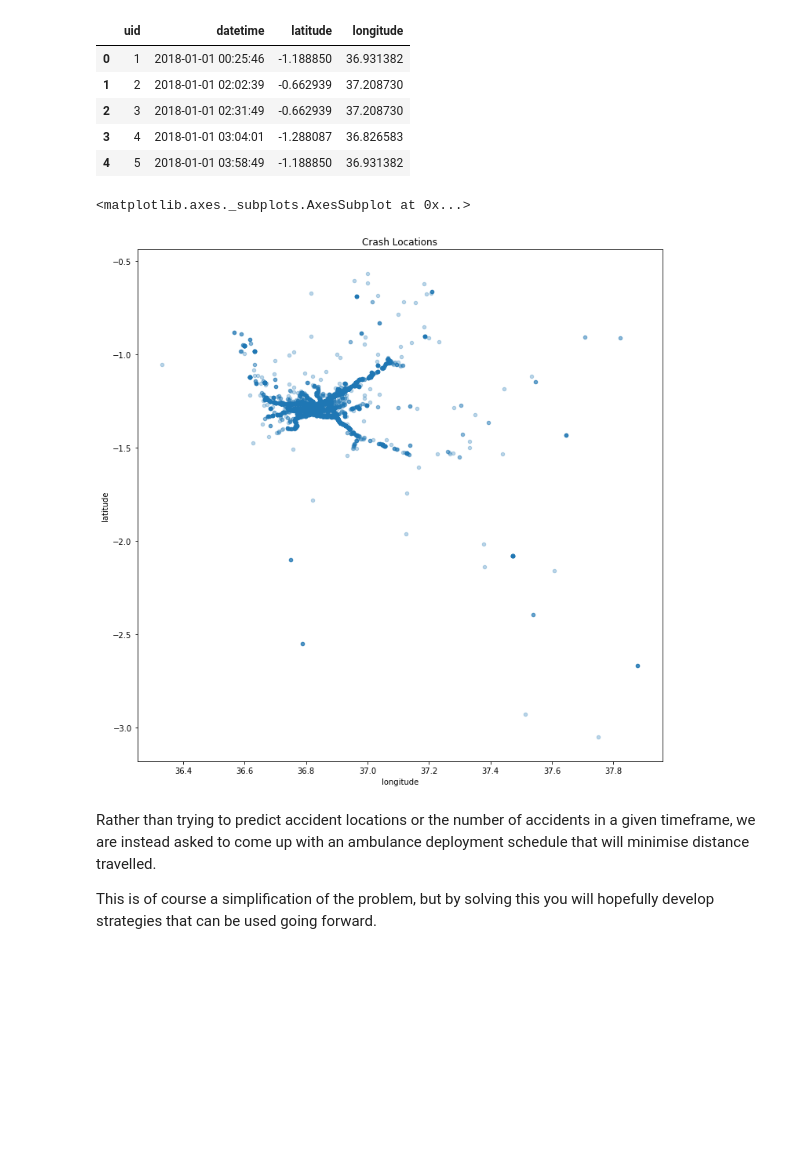
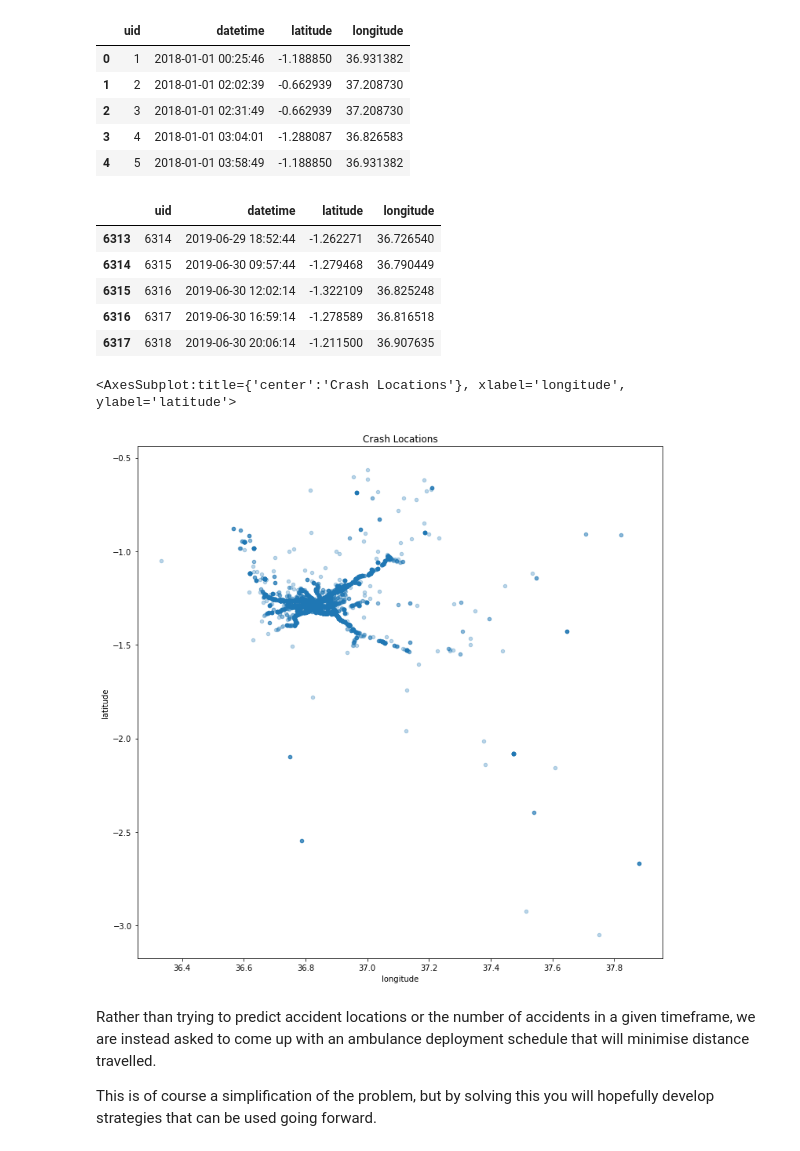
Before and after one commit to Jabor047/ihub2020, a Jupyter notebook: Starter_Notebook.ipynb, the cells around one changed output. Saved outputs shown, nothing was run; the diff lists cells and outputs as text; code cells hidden in the pictures; blank space fills up the shorter version.

```diff
--- a/Starter_Notebook.ipynb
+++ b/Starter_Notebook.ipynb
@@ -11,8 +11,9 @@ import geopandas as gpd # For loading the map of road segments
 The main dataset for this challenge (in Train.csv) is a record of crashes within Nairobi over 2018-19. Each crash has an associated datetime and location. Let's load the data and take a look.
 # %%
 # Load the data
-df = pd.read_csv('Data/Train.csv', parse_dates=['datetime'])
+df = pd.read_csv('Train.csv', parse_dates=['datetime'])
 print(df.shape)
+df = df.sort_values(by='datetime')
 df.head()
 # %% [output]
 (6318, 4)
@@ -22,11 +23,20 @@ df.head()
 | 2 | 3 | 2018-01-01 02:31:49 | -0.662939 | 37.208730 |
 | 3 | 4 | 2018-01-01 03:04:01 | -1.288087 | 36.826583 |
 | 4 | 5 | 2018-01-01 03:58:49 | -1.188850 | 36.931382 |
+# %%
+df.tail()
+# %% [output]
+|  | uid | datetime | latitude | longitude |
+| 6313 | 6314 | 2019-06-29 18:52:44 | -1.262271 | 36.726540 |
+| 6314 | 6315 | 2019-06-30 09:57:44 | -1.279468 | 36.790449 |
+| 6315 | 6316 | 2019-06-30 12:02:14 | -1.322109 | 36.825248 |
+| 6316 | 6317 | 2019-06-30 16:59:14 | -1.278589 | 36.816518 |
+| 6317 | 6318 | 2019-06-30 20:06:14 | -1.211500 | 36.907635 |
 # %%
 # Plot the crashes
 df.plot(x='longitude', y='latitude', kind='scatter', figsize=(12, 12), alpha=0.3, title='Crash Locations')
 # %% [output]
-<matplotlib.axes._subplots.AxesSubplot at 0x...>
+<AxesSubplot:title={'center':'Crash Locations'}, xlabel='longitude', ylabel='latitude'>
 [figure]
 # %% [markdown]
 Rather than trying to predict accident locations or the number of accidents in a given timeframe, we are instead asked to come up with an ambulance deployment schedule that will minimise distance travelled.
```
Also changed, not shown: parts of 5 cells of this notebook.
